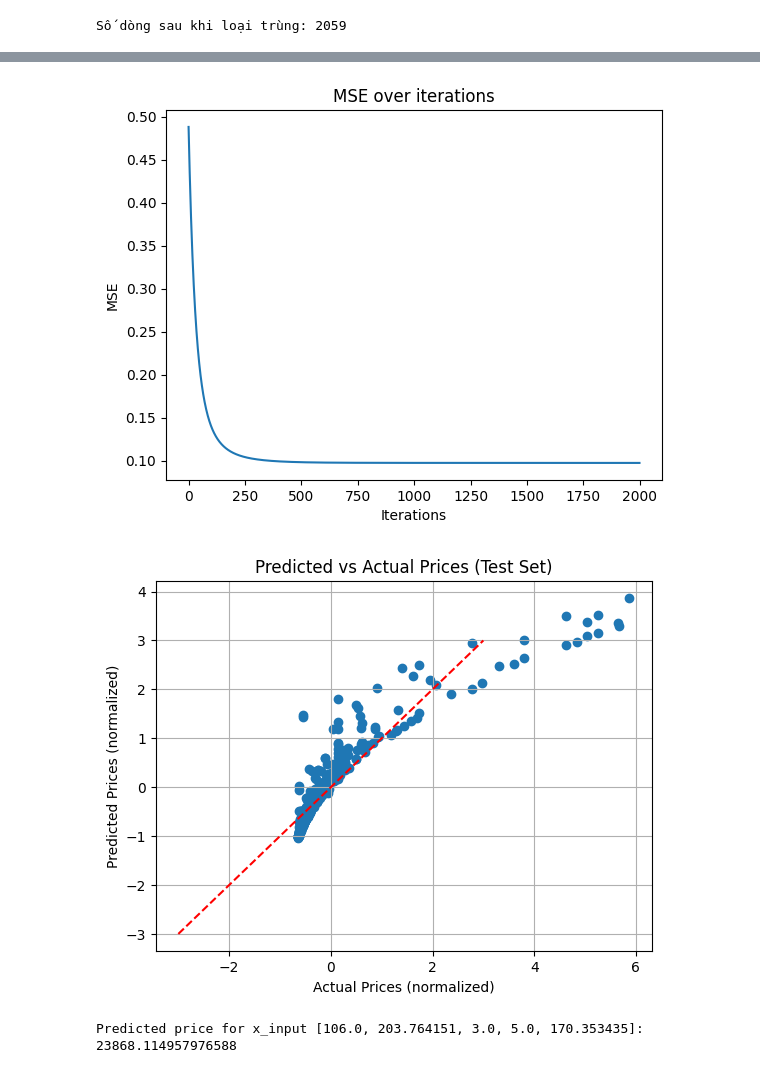
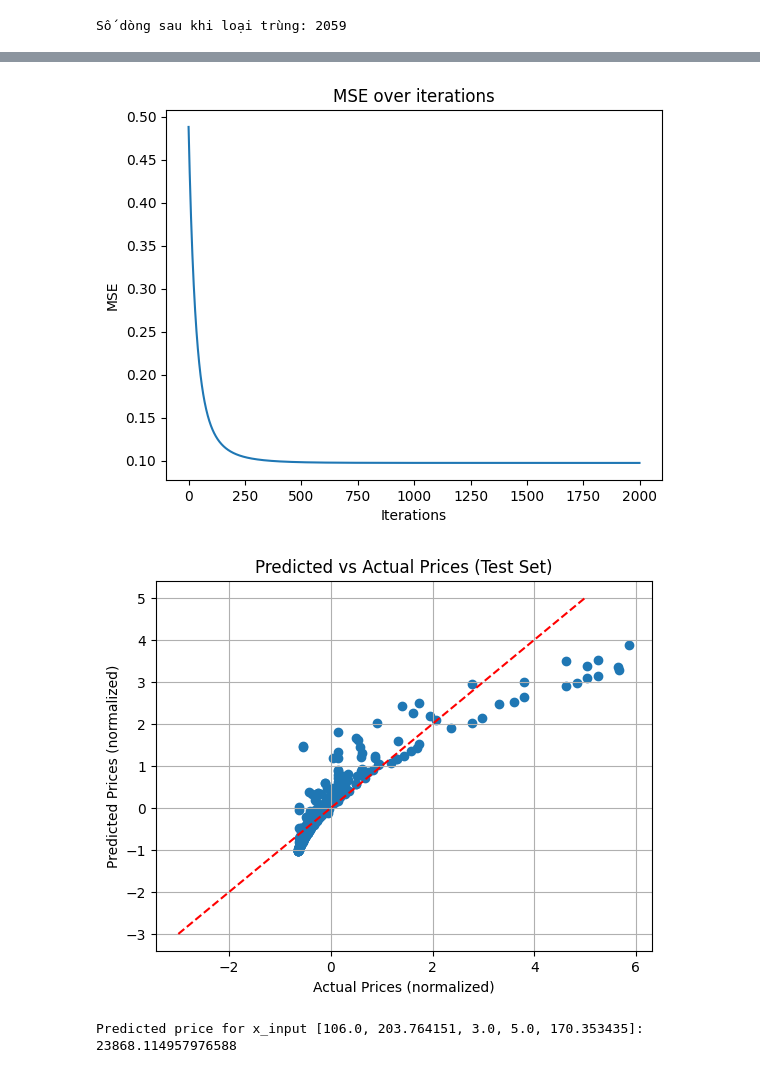
Before and after one commit to KhanhDang21/House_price_prediction, a Jupyter notebook: linear_regression.ipynb, the cells around one changed output, grey strips where cells are left out. Saved outputs shown, nothing was run; the diff lists cells and outputs as text; code cells hidden in the pictures.

Commit message:
update chart

```diff
--- a/linear_regression.ipynb
+++ b/linear_regression.ipynb
@@ -268,7 +268,7 @@ plt.scatter(y_test, y_test_pred)
 plt.xlabel("Actual Prices (normalized)")
 plt.ylabel("Predicted Prices (normalized)")
 plt.title("Predicted vs Actual Prices (Test Set)")
-plt.plot([-3, 3], [-3, 3], 'r--')
+plt.plot([-3, 5], [-3, 5], 'r--')
 plt.grid(True)
 plt.show()
 
@@ -303,3 +303,3 @@ Optimal bias: -2.2205374256309334e-16
 [figure]
-[figure, old version]
+[figure, new version]
 Predicted price for x_input [106.0, 203.764151, 3.0, 5.0, 170.353435]: 23868.114957976588
```
Also changed, not shown: parts of 1 cell of this notebook.
